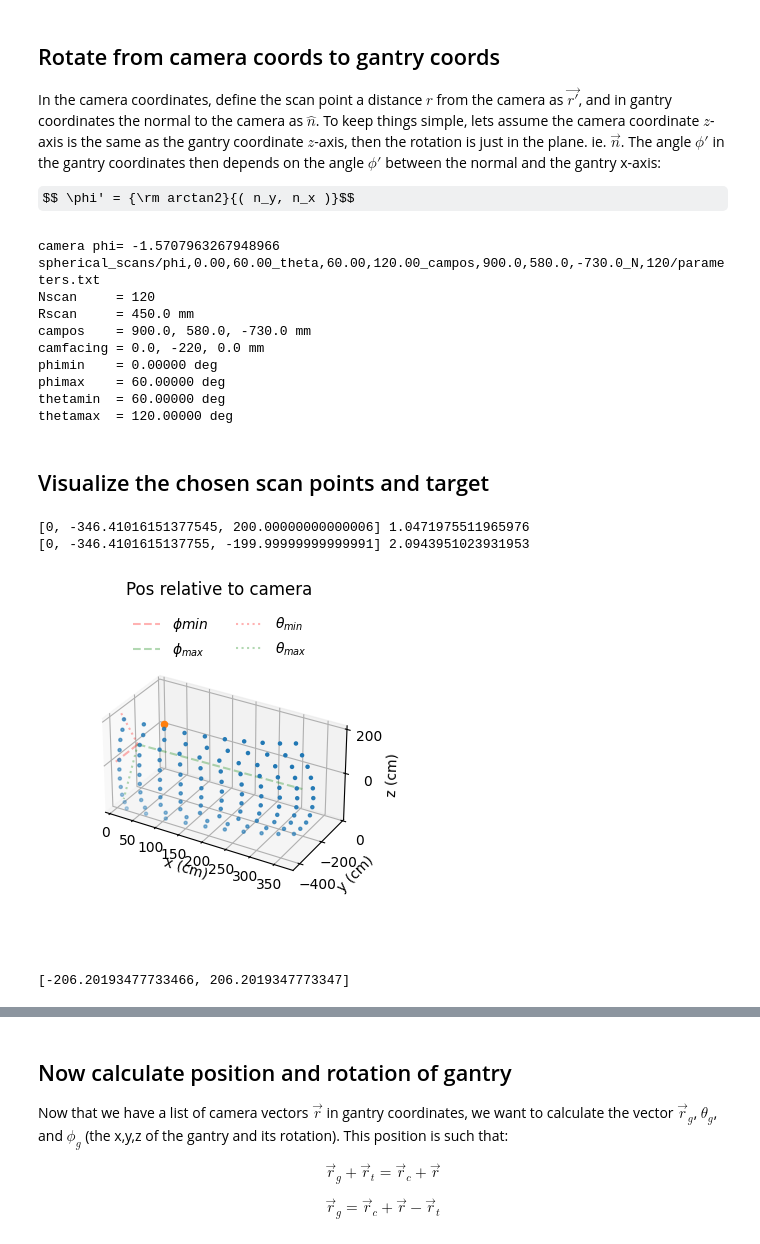
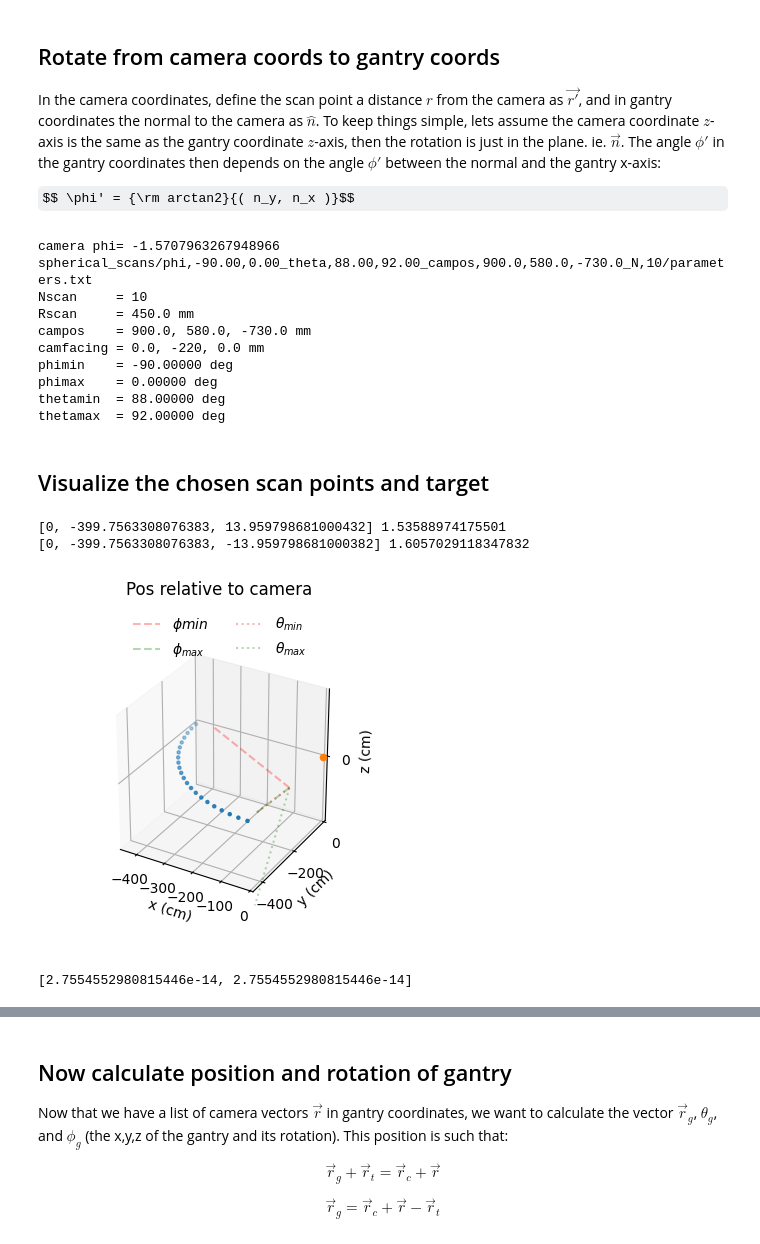
Before and after one commit to Ham0osh/GantryControl_Winnipeg, a Jupyter notebook: Gantry Spherical Scan P-Cal.ipynb, the cells around one changed output, grey strips where cells are left out. Cells and saved outputs as stored; diff of their text form; code cells hidden in the pictures; some formulas as TeX source.

```diff
--- a/Gantry Spherical Scan P-Cal.ipynb
+++ b/Gantry Spherical Scan P-Cal.ipynb
@@ -99,15 +99,15 @@ rad2deg   = 180.0/np.pi
 # %--------------------------------% #
 # %----- USER PARAMETERS HERE -----% # Set these parameters then run all
 # %--------------------------------% # Generates nice plots and parameters.txt
-Nscan     = 6*20
+Nscan     = 10
 Rscan     = 450.0 # mm, hemisphere is 17in in diamete -> radius of 21.6 cm
 #campos    = [900.0, 830.0, -730.0] #mm
 campos = [900.0, 580.0, -730.0] #mm
 camfacing = [0.0, -220, 0.0]  # diffuser centered ~220mm from back of delrin plate
-phimin    = 0.0 * deg2rad
-phimax    = (60) * deg2rad
-thetamin  = (90-30) * deg2rad
-thetamax  = (90+30) * deg2rad
+phimin    = -90 * deg2rad
+phimax    = (0) * deg2rad
+thetamin  = (90-2) * deg2rad
+thetamax  = (90+2) * deg2rad
 # %--------------------------------% #
 # %--------------------------------% #
 # %--------------------------------% #
@@ -141,15 +141,15 @@ print(plot_folder + "parameters.txt")
 parameters.export_parameters(plot_folder + "parameters.txt")
 # %% [output]
 camera phi= -1.5707963267948966
-spherical_scans/phi,0.00,60.00_theta,60.00,120.00_campos,900.0,580.0,-730.0_N,120/parameters.txt
-Nscan     = 120
+spherical_scans/phi,-90.00,0.00_theta,88.00,92.00_campos,900.0,580.0,-730.0_N,10/parameters.txt
+Nscan     = 10
 Rscan     = 450.0 mm
 campos    = 900.0, 580.0, -730.0 mm
 camfacing = 0.0, -220, 0.0 mm
-phimin    = 0.00000 deg
-phimax    = 60.00000 deg
-thetamin  = 60.00000 deg
-thetamax  = 120.00000 deg
+phimin    = -90.00000 deg
+phimax    = 0.00000 deg
+thetamin  = 88.00000 deg
+thetamax  = 92.00000 deg
 # %% [markdown]
 ## Visualize the chosen scan points and target
 # %%
@@ -158,7 +158,7 @@ Y=npscanpts.T[1]
 Z=npscanpts.T[2]
 fig=plt.figure(figsize=np.array([3.3, 3.3])*1.35, dpi=100)  # type: ignore
 ax = fig.add_subplot(projection='3d')
-ax.set_box_aspect(aspect=[2.,1.,1.], zoom=0.75)  # type: ignore
+ax.set_box_aspect(aspect=[1,1.,1.], zoom=0.75)  # type: ignore
 
 # Data
 ax.scatter(X,Y,Z,marker='.')
@@ -175,37 +175,37 @@ for r0, r1, c, l in [l1, l2,]:
     z_1 = np.min([z_1, np.max(Z)])
     ax.plot((x_0, x_1), (y_0, y_1), (z_0, z_1), color=c, linestyle='dashed', alpha = 0.3, label=l)
 
 l1 = [camfacing, [0, -400*np.sin(thetamin), 400*np.cos(thetamin)], 'r', r'$\theta_{min}$']  # thetamin
 l2 = [camfacing, [0, -400*np.sin(thetamax), 400*np.cos(thetamax)], 'g', r'$\theta_{max}$']  # thetamax
 print(l1[1], thetamin)
 print(l2[1], thetamax)
 for r0, r1, c, l in [l1, l2,]:
     x_0, y_0, z_0 = r0
     x_1, y_1, z_1 = r1
     x_1 = np.min([x_1, np.max(X)])
     y_1 = np.max([y_1, np.min(Y)])
     z_1 = np.min([z_1, np.max(Z)])
     ax.plot((x_0, x_1), (y_0, y_1), (z_0, z_1), color=c, linestyle='dotted', alpha = 0.3, label=l)
 
 # Formatting
 ax.set_xlabel('x (cm)')
 ax.set_ylabel('y (cm)')
 ax.set_zlabel('z (cm)')  # type: ignore
 bounds_pad = 10
 ax.set(yticks=[-400, -200, 0], zticks=[0, 200, 400],
        xlim=[np.min([np.min(X), 0])-bounds_pad, np.max([np.max(X), 0])+bounds_pad],
        ylim=[np.min([np.min(Y), 0])-bounds_pad, np.max([np.max(Y), 0])+bounds_pad],
        zlim=[np.min([np.min(Z), 0])-bounds_pad, np.max([np.max(Z), 0])+bounds_pad])
 plt.title('Pos relative to camera',)
 plt.legend(framealpha=0, ncols=2, loc=9)
 plt.savefig(plot_folder+'pos_rel_camera.png', dpi=300, bbox_inches='tight')
 plt.show()
 print([np.min(np.min(Z), 0), np.max(np.max(Z), 0)])
 # %% [output]
-[0, -346.41016151377545, 200.00000000000006] 1.0471975511965976
-[0, -346.4101615137755, -199.99999999999991] 2.0943951023931953
+[0, -399.7563308076383, 13.959798681000432] 1.53588974175501
+[0, -399.7563308076383, -13.959798681000382] 1.6057029118347832
-[figure, old version]
+[figure, new version]
-[-206.20193477733466, 206.2019347773347]
+[2.7554552980815446e-14, 2.7554552980815446e-14]
 # %%
 plt.figure(figsize=(3.3,3.3),dpi=100)
 plt.plot(X,Y,'.')
```
Also changed, not shown: parts of 11 cells of this notebook, 13 other files.
